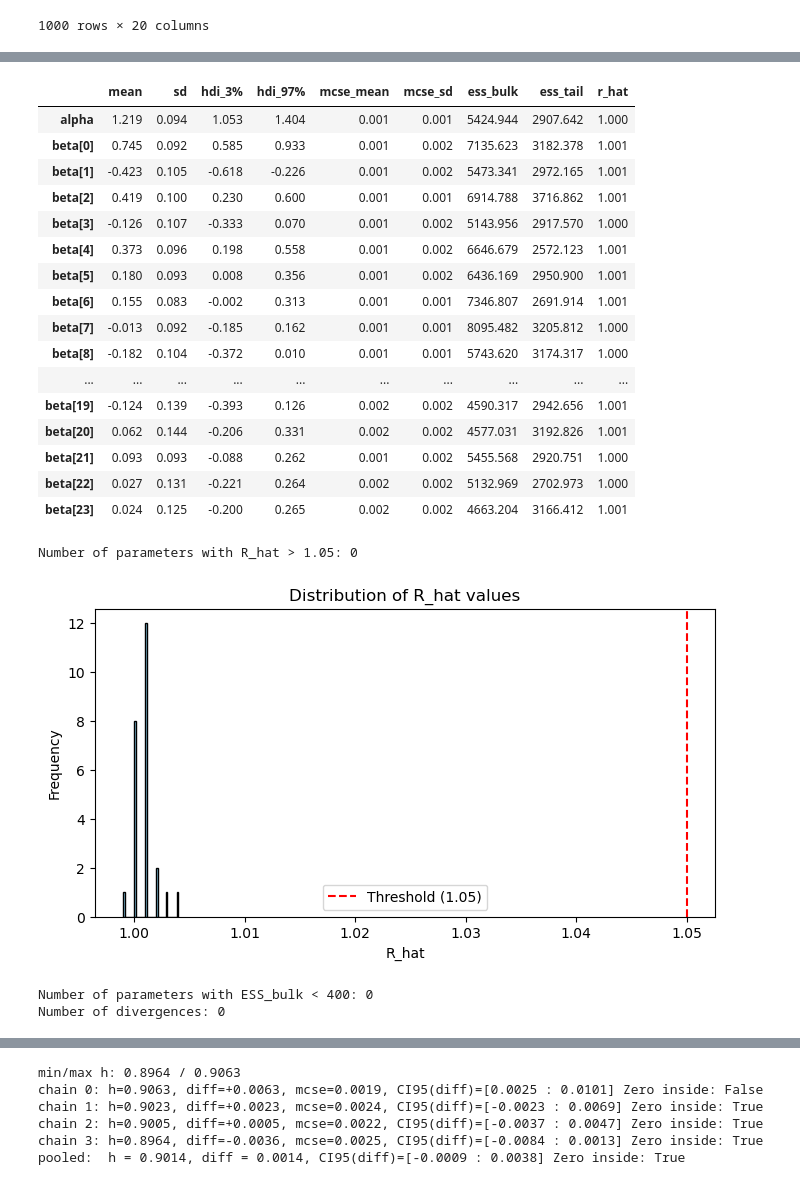
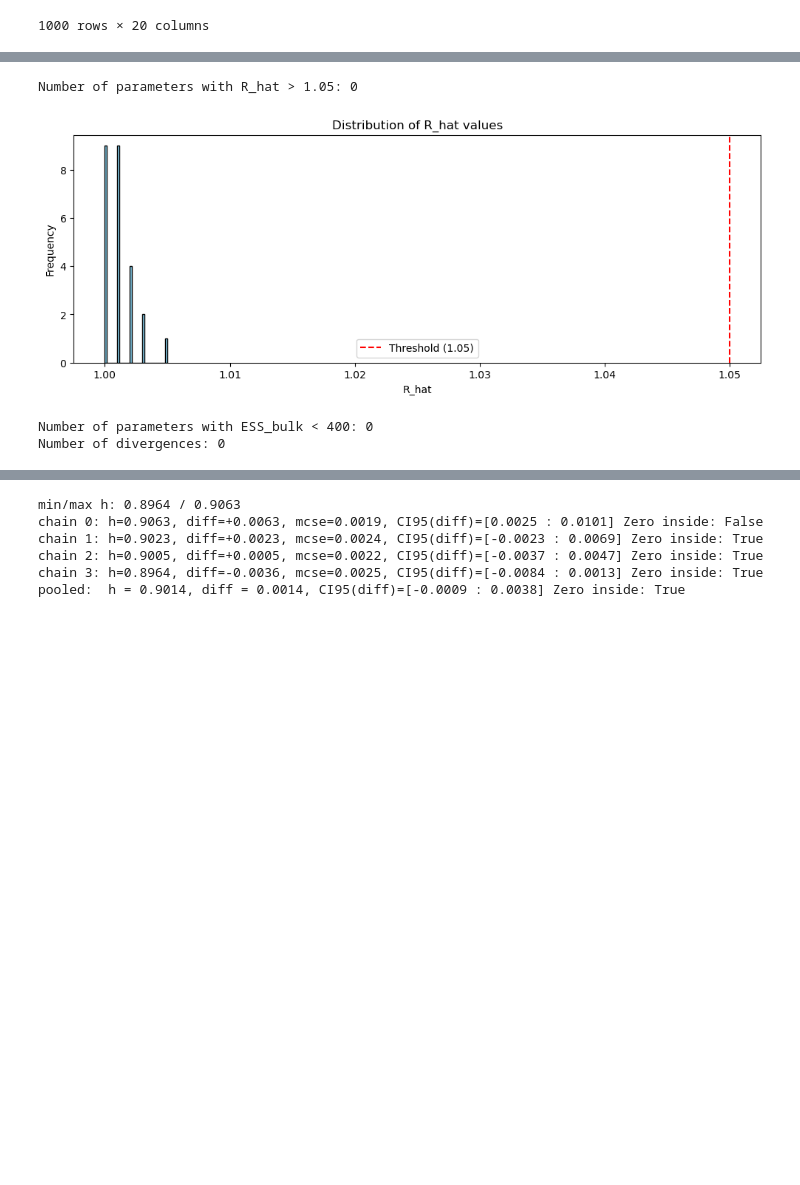
Before and after one commit to Mattia-Ponchio/Inference_Project, a Jupyter notebook: GermanCreditData.ipynb, the cells around one changed output, grey strips where cells are left out. Saved outputs shown, nothing was run; the diff lists cells and outputs as text; code cells hidden in the pictures; blank space fills up the shorter version.

```diff
--- a/GermanCreditData.ipynb
+++ b/GermanCreditData.ipynb
@@ -109,0 +177,10 @@ $$
+# %%
+# URL to the numeric file o the UCI repository
+url = "https://archive.ics.uci.edu/ml/machine-learning-databases/statlog/german/german.data-numeric"
+
+# Il file non ha header e usa spazi bianchi come separatore
+df = pd.read_csv(url, sep='\s+', header=None)
+
+# The last column is the target (1 = Good, 2 = Bad)
+X = df_numeric.iloc[:, :-1]
+y = df_numeric.iloc[:, -1]
@@ -110,13 +220,9 @@ $$
 # %%
-# The 25th column, with index 24, is actually just y, so I drop it from the dataframe
-print("25th column - y: ", np.sum( df[24]-y["class"] ) )
-df = df.iloc[:, :24]
-print("Dataframe shape: ", df.shape)
+# Normalization: zero mean and unit variance
+X = (X - X.mean())/X.std()
+display(X)
 
-# "All predictors are normalized to have zero mean and unit variance"
-df_norm = (df - df.mean())/df.std()
-display( df_norm )
-
-# "yi is −1 if customer i should be denied credit and 1 if that customer should receive credit"
-y_credit = np.where(y["class"]==1, 1, -1)
+# Target change from {1,2} to {-1, +1}
+y = 2*y - 3
+display(y)
 # %% [output]
@@ -138,14 +274,7 @@ Dataframe shape:  (1000, 24)
 # %%
-# "α and each element of β are given weak zero-mean normal priors with variance σ^2 = 100"
-prior_mean = 0
-prior_var = 100
-
-TARGET_ACCEPT = 0.9
-CHAINS = 4
-
 with pm.Model() as model:
-    X_data = pm.Data( "X", df_norm )
-    y_data = pm.Data( "y", y_credit )
+    X_data = pm.Data( "X", X )
+    y_data = pm.Data( "y", y )
 
     # Priors
     alpha = pm.Normal( "alpha", mu=0.0, sigma=np.sqrt(prior_var) )
@@ -156,8 +285,7 @@ with pm.Model() as model:
 
     # log-likelihood: -sum_i log(1 + exp(-y_i * eta_i))
     # log1p is log(1+...) and is more numerically stable
-    loglike = -pt.sum( pt.log1p( pt.exp( -y_data * eta ) ) )
-
+    loglike = -pt.sum( pt.log1p( pt.exp( -y_data * eta ) ) ) # maybe better: loglike = -pt.sum(pt.nnet.softplus(-y_data * eta))
     pm.Potential("likelihood", loglike)
 
     idata = pm.sample(
@@ -179,54 +328,34 @@ Sampling 4 chains for 1_000 tune and 1_000 draw iterations (4_000 + 4_000 draws
 # %%
-summary_nuts = az.summary(idata, var_names=["alpha", "beta"], round_to=3)
-display(summary_nuts)
-
 # 1) Count how many rows exceed R_hat > 1.05
 rhat_exceed = (summary_nuts['r_hat'] > 1.05).sum()
 print(f"Number of parameters with R_hat > 1.05: {rhat_exceed}")
 
 # 2) Plot the distribution of R_hat
-plt.figure(figsize=(8, 4))
+plt.figure(figsize=(12, 4))
 plt.hist(summary_nuts['r_hat'], bins=30, color='skyblue', edgecolor='black')
 plt.axvline(1.05, color='red', linestyle='--', label='Threshold (1.05)')
 plt.title('Distribution of R_hat values')
 plt.xlabel('R_hat')
 plt.ylabel('Frequency')
 plt.legend()
 plt.show()
 
 # 3) Check ESS (Effective Sample Size)
 # Generally, we look at 'ess_bulk' or 'ess_tail'
 # A common rule of thumb is ESS > 100 * number of chains (e.g., 400)
 ess_threshold = 400
 low_ess = (summary_nuts['ess_bulk'] < ess_threshold).sum()
 print(f"Number of parameters with ESS_bulk < {ess_threshold}: {low_ess}")
 
 # Optional: Display parameters that failed the checks
 if rhat_exceed > 0:
     print("\nParameters with R_hat > 1.05:")
     print(summary_nuts[summary_nuts['r_hat'] > 1.05])
 
 print("Number of divergences:", int(idata.sample_stats["diverging"].sum()))
 # %% [output]
-|  | mean | sd | hdi_3% | hdi_97% | mcse_mean | mcse_sd | ess_bulk | ess_tail | r_hat |
-| alpha | 1.219 | 0.094 | 1.053 | 1.404 | 0.001 | 0.001 | 5424.944 | 2907.642 | 1.000 |
-| beta[0] | 0.745 | 0.092 | 0.585 | 0.933 | 0.001 | 0.002 | 7135.623 | 3182.378 | 1.001 |
-| beta[1] | -0.423 | 0.105 | -0.618 | -0.226 | 0.001 | 0.002 | 5473.341 | 2972.165 | 1.001 |
-| beta[2] | 0.419 | 0.100 | 0.230 | 0.600 | 0.001 | 0.001 | 6914.788 | 3716.862 | 1.001 |
-| beta[3] | -0.126 | 0.107 | -0.333 | 0.070 | 0.001 | 0.002 | 5143.956 | 2917.570 | 1.000 |
-| beta[4] | 0.373 | 0.096 | 0.198 | 0.558 | 0.001 | 0.002 | 6646.679 | 2572.123 | 1.001 |
-| beta[5] | 0.180 | 0.093 | 0.008 | 0.356 | 0.001 | 0.002 | 6436.169 | 2950.900 | 1.001 |
-| beta[6] | 0.155 | 0.083 | -0.002 | 0.313 | 0.001 | 0.001 | 7346.807 | 2691.914 | 1.001 |
-| beta[7] | -0.013 | 0.092 | -0.185 | 0.162 | 0.001 | 0.001 | 8095.482 | 3205.812 | 1.000 |
-| beta[8] | -0.182 | 0.104 | -0.372 | 0.010 | 0.001 | 0.001 | 5743.620 | 3174.317 | 1.000 |
-| ... | ... | ... | ... | ... | ... | ... | ... | ... | ... |
-| beta[19] | -0.124 | 0.139 | -0.393 | 0.126 | 0.002 | 0.002 | 4590.317 | 2942.656 | 1.001 |
-| beta[20] | 0.062 | 0.144 | -0.206 | 0.331 | 0.002 | 0.002 | 4577.031 | 3192.826 | 1.001 |
-| beta[21] | 0.093 | 0.093 | -0.088 | 0.262 | 0.001 | 0.002 | 5455.568 | 2920.751 | 1.000 |
-| beta[22] | 0.027 | 0.131 | -0.221 | 0.264 | 0.002 | 0.002 | 5132.969 | 2702.973 | 1.000 |
-| beta[23] | 0.024 | 0.125 | -0.200 | 0.265 | 0.002 | 0.002 | 4663.204 | 3166.412 | 1.001 |
 Number of parameters with R_hat > 1.05: 0
-[figure, old version]
+[figure, new version]
 Number of parameters with ESS_bulk < 400: 0
 Number of divergences: 0
 # %%
```
Also changed, not shown: parts of 37 cells of this notebook.
